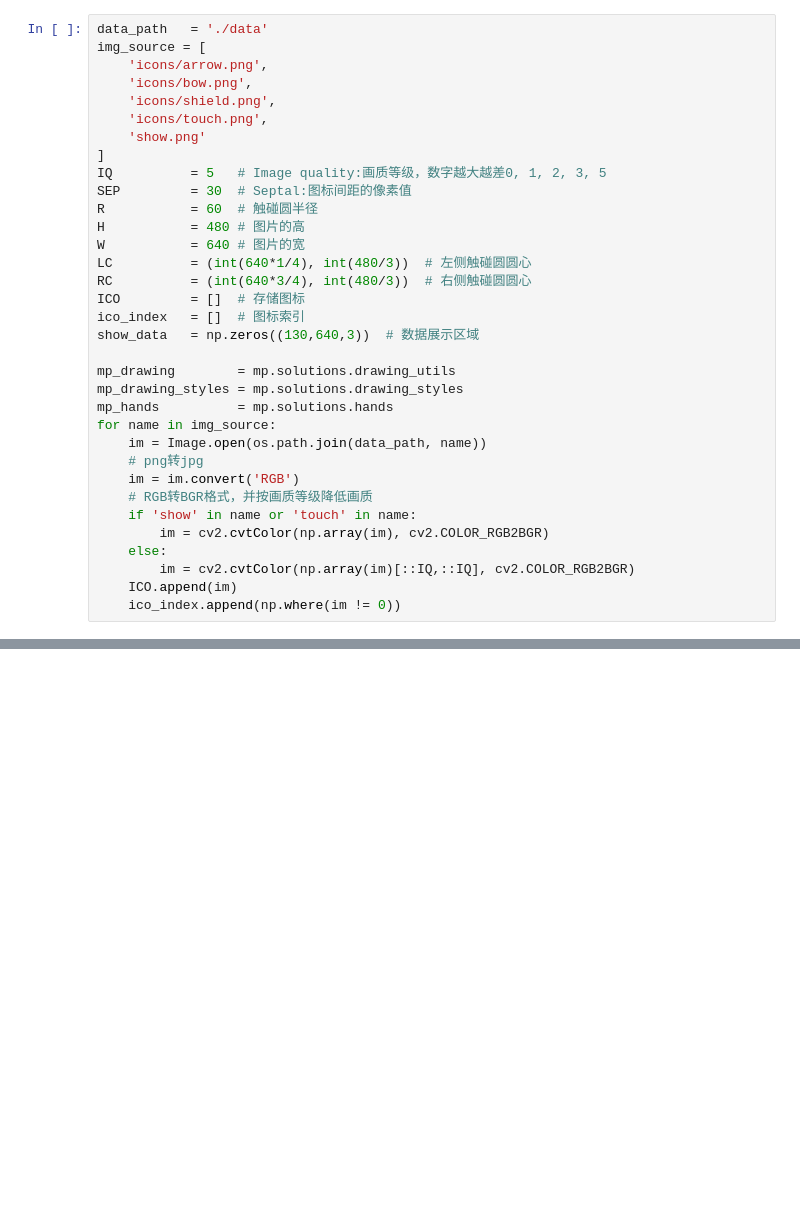
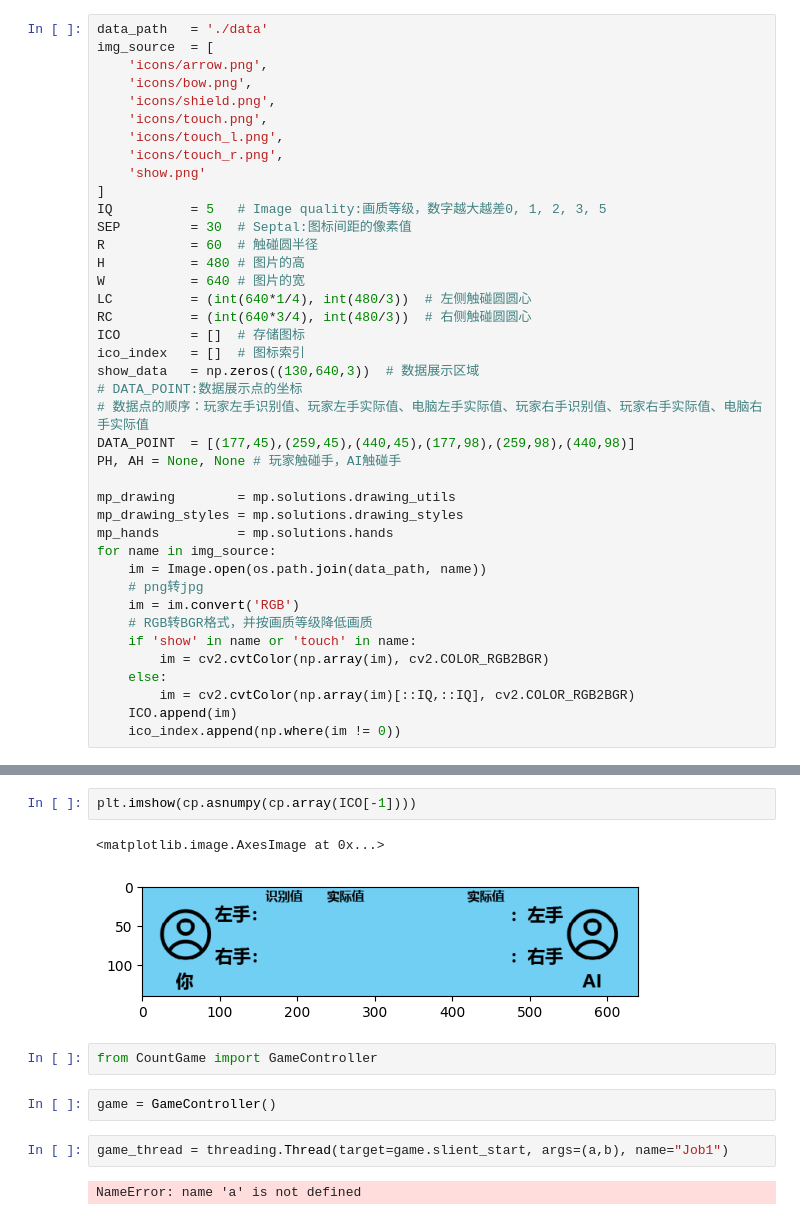
Before and after one commit to ubuntu-achieve/NumberGame, a Jupyter notebook: test.ipynb, the cells around one changed output, grey strips where cells are left out. Saved outputs shown, nothing was run; the diff lists cells and outputs as text; blank space fills up the shorter version.

```diff
--- a/test.ipynb
+++ b/test.ipynb
@@ -9,10 +11,12 @@ import matplotlib.pyplot as plt
 # %%
 data_path   = './data'
-img_source = [
+img_source  = [
     'icons/arrow.png',
     'icons/bow.png',
     'icons/shield.png',
     'icons/touch.png',
+    'icons/touch_l.png',
+    'icons/touch_r.png',
     'show.png'
 ]
 IQ          = 5   # Image quality:画质等级，数字越大越差0, 1, 2, 3, 5
@@ -25,6 +29,10 @@ RC          = (int(640*3/4), int(480/3))  # 右侧触碰圆圆心
 ICO         = []  # 存储图标
 ico_index   = []  # 图标索引
 show_data   = np.zeros((130,640,3))  # 数据展示区域
+# DATA_POINT:数据展示点的坐标
+# 数据点的顺序：玩家左手识别值、玩家左手实际值、电脑左手实际值、玩家右手识别值、玩家右手实际值、电脑右手实际值
+DATA_POINT  = [(177,45),(259,45),(440,45),(177,98),(259,98),(440,98)]
+PH, AH = None, None # 玩家触碰手，AI触碰手
 
 mp_drawing        = mp.solutions.drawing_utils
 mp_drawing_styles = mp.solutions.drawing_styles
@@ -207,4 +242,17 @@ def get_number(hand_points):
     return number
+# %%
+plt.imshow(cp.asnumpy(cp.array(ICO[-1])))
+# %% [output]
+<matplotlib.image.AxesImage at 0x...>
+[figure, added]
+# %%
+from CountGame import GameController
+# %%
+game = GameController()
+# %%
+game_thread = threading.Thread(target=game.slient_start, args=(a,b), name="Job1")
+# %% [output]
+NameError: name 'a' is not defined
 # %%
 cap = cv2.VideoCapture(0)
 with mp_hands.Hands(
```
Also changed, not shown: parts of 13 cells of this notebook, 4 other files.
